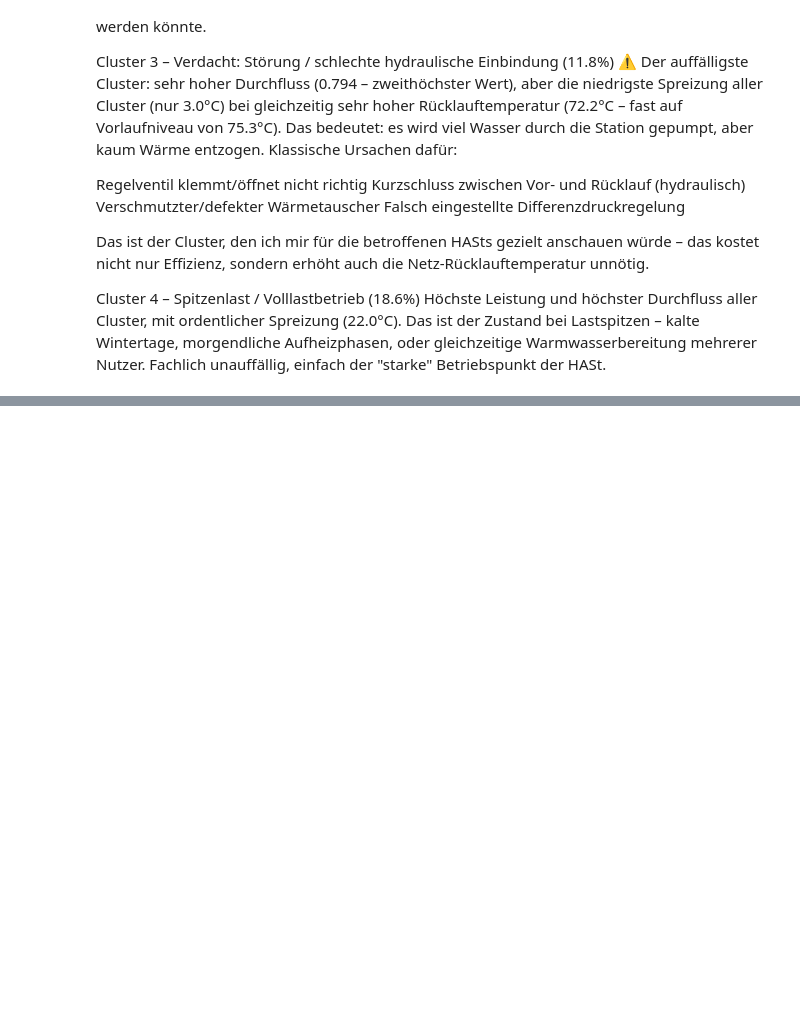
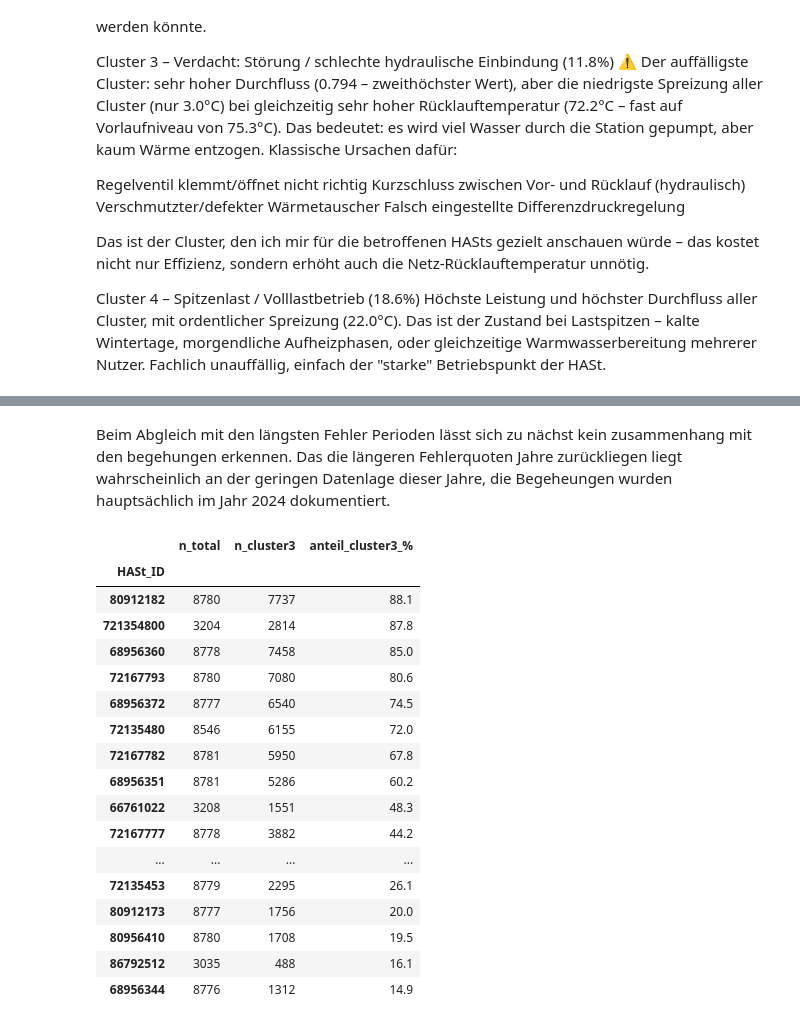
Before and after one commit to ivelinayna/projektseminar, a Jupyter notebook: notebooks/04_kmeans_operatingConditions.ipynb, the cells around one changed output, grey strips where cells are left out. Cells and saved outputs as stored; diff of their text form; code cells hidden in the pictures; blank space fills up the shorter version.

```diff
--- a/notebooks/04_kmeans_operatingConditions.ipynb
+++ b/notebooks/04_kmeans_operatingConditions.ipynb
@@ -368,0 +437,46 @@ Höchste Leistung und höchster Durchfluss aller Cluster, mit ordentlicher Sprei
+# %% [markdown]
+Beim Abgleich mit den längsten Fehler Perioden lässt sich zu nächst kein zusammenhang mit den begehungen erkennen. Das die längeren Fehlerquoten Jahre zurückliegen liegt wahrscheinlich an der geringen Datenlage dieser Jahre, die Begeheungen wurden hauptsächlich im Jahr 2024 dokumentiert.
+# %%
+
+# Nur Daten aus 2024
+df_2024 = df_clean[df_clean["Timestamp"].dt.year == 2024]
+
+# Anzahl Datenpunkte pro HASt insgesamt (für den Anteil)
+total_per_hast = df_2024.groupby("HASt_ID").size()
+
+# Anzahl Datenpunkte in Cluster 3 pro HASt
+c3_per_hast = df_2024[df_2024["cluster"] == 3].groupby("HASt_ID").size()
+
+# Zusammenführen und Anteil berechnen
+error_ranking = pd.DataFrame({
+    "n_total": total_per_hast,
+    "n_cluster3": c3_per_hast,
+}).fillna(0)
+
+error_ranking["n_cluster3"] = error_ranking["n_cluster3"].astype(int)
+error_ranking["anteil_cluster3_%"] = (error_ranking["n_cluster3"] / error_ranking["n_total"] * 100).round(1)
+
+# Nach Anteil sortiert, absteigend = "fehlerhafteste" zuerst
+error_ranking = error_ranking.sort_values("anteil_cluster3_%", ascending=False)
+
+error_ranking_relevant = error_ranking[error_ranking["n_total"] >= 100]
+error_ranking_relevant.head(20)
+# %% [output]
+|  | n_total | n_cluster3 | anteil_cluster3_% |
+| HASt_ID |  |  |  |
+| 80912182 | 8780 | 7737 | 88.1 |
+| 721354800 | 3204 | 2814 | 87.8 |
+| 68956360 | 8778 | 7458 | 85.0 |
+| 72167793 | 8780 | 7080 | 80.6 |
+| 68956372 | 8777 | 6540 | 74.5 |
+| 72135480 | 8546 | 6155 | 72.0 |
+| 72167782 | 8781 | 5950 | 67.8 |
+| 68956351 | 8781 | 5286 | 60.2 |
+| 66761022 | 3208 | 1551 | 48.3 |
+| 72167777 | 8778 | 3882 | 44.2 |
+| ... | ... | ... | ... |
+| 72135453 | 8779 | 2295 | 26.1 |
+| 80912173 | 8777 | 1756 | 20.0 |
+| 80956410 | 8780 | 1708 | 19.5 |
+| 86792512 | 3035 | 488 | 16.1 |
+| 68956344 | 8776 | 1312 | 14.9 |
```
Also changed, not shown: parts of 12 cells of this notebook.
